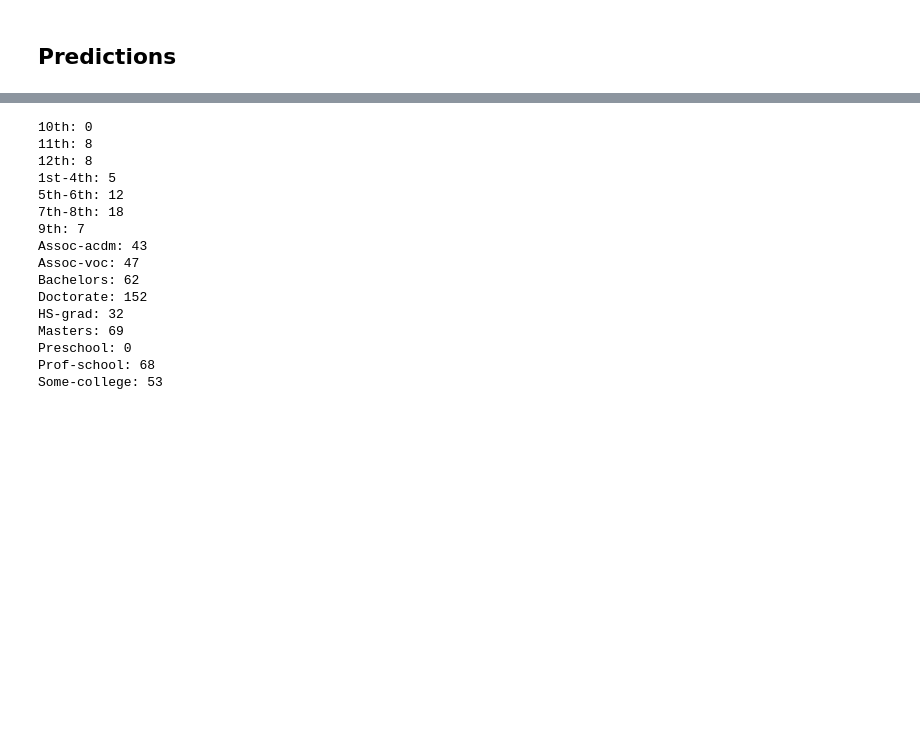
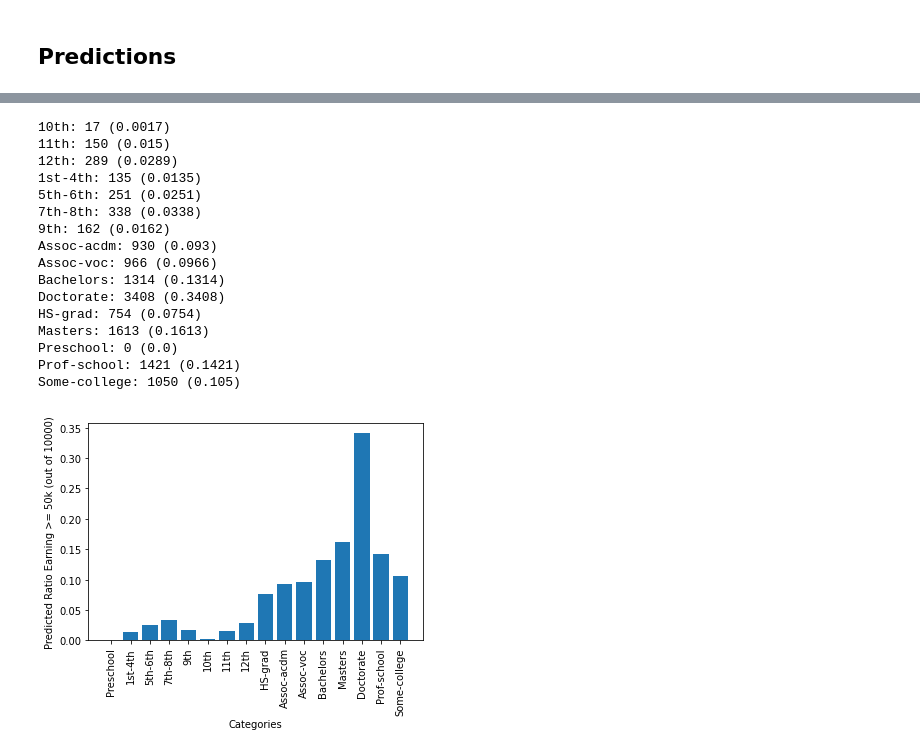
Before and after one commit to m26841/DeepL_Final_Project, a Jupyter notebook: multilayer_perceptron_network_ver3.ipynb, the cells around one changed output, grey strips where cells are left out. Saved outputs shown, nothing was run; the diff lists cells and outputs as text; code cells hidden in the pictures; blank space fills up the shorter version.

```diff
--- a/multilayer_perceptron_network_ver3.ipynb
+++ b/multilayer_perceptron_network_ver3.ipynb
@@ -277,22 +296,27 @@ age65: 45
 # %%
-predict_data("/content/education.csv", ['10th','11th','12th','1st-4th','5th-6th','7th-8th','9th','Assoc-acdm',
-                                        'Assoc-voc','Bachelors','Doctorate','HS-grad','Masters','Preschool',
-                                        'Prof-school','Some-college'])
+data = predict_data("/content/education.csv", ['10th','11th','12th','1st-4th','5th-6th','7th-8th','9th','Assoc-acdm',
+                                               'Assoc-voc','Bachelors','Doctorate','HS-grad','Masters','Preschool',
+                                               'Prof-school','Some-college'])
+reorder = ['Preschool','1st-4th','5th-6th','7th-8th','9th','10th','11th','12th','HS-grad','Assoc-acdm','Assoc-voc',
+           'Bachelors','Masters','Doctorate','Prof-school','Some-college']
+data = {k: data[k] for k in reorder}
+plot_data(data)
 # %% [output]
-10th: 0
-11th: 8
-12th: 8
-1st-4th: 5
-5th-6th: 12
-7th-8th: 18
-9th: 7
-Assoc-acdm: 43
-Assoc-voc: 47
-Bachelors: 62
-Doctorate: 152
-HS-grad: 32
-Masters: 69
-Preschool: 0
-Prof-school: 68
-Some-college: 53
+10th: 17 (0.0017)
+11th: 150 (0.015)
+12th: 289 (0.0289)
+1st-4th: 135 (0.0135)
+5th-6th: 251 (0.0251)
+7th-8th: 338 (0.0338)
+9th: 162 (0.0162)
+Assoc-acdm: 930 (0.093)
+Assoc-voc: 966 (0.0966)
+Bachelors: 1314 (0.1314)
+Doctorate: 3408 (0.3408)
+HS-grad: 754 (0.0754)
+Masters: 1613 (0.1613)
+Preschool: 0 (0.0)
+Prof-school: 1421 (0.1421)
+Some-college: 1050 (0.105)
+[figure, added]
 # %%
```
Also changed, not shown: parts of 9 cells of this notebook.
